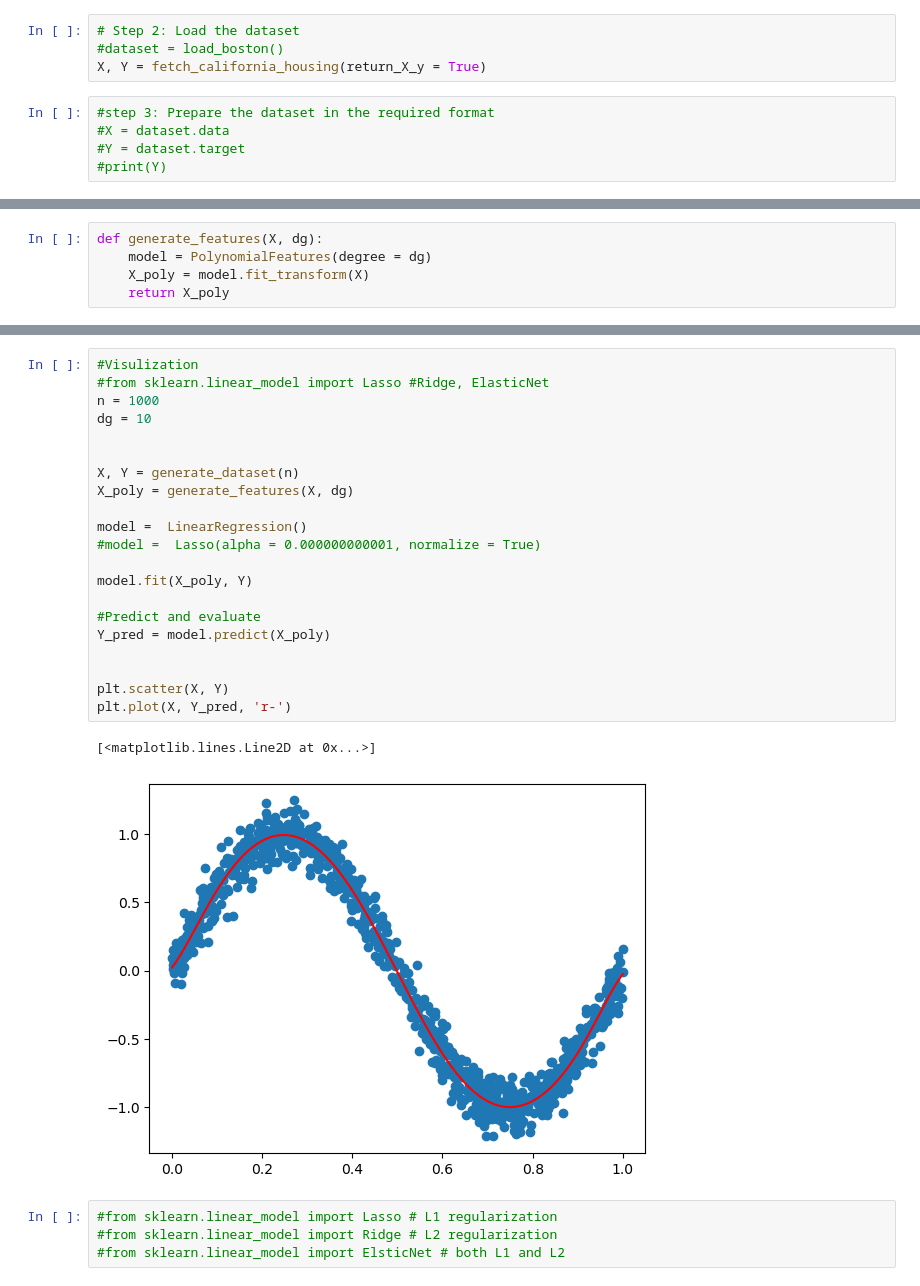
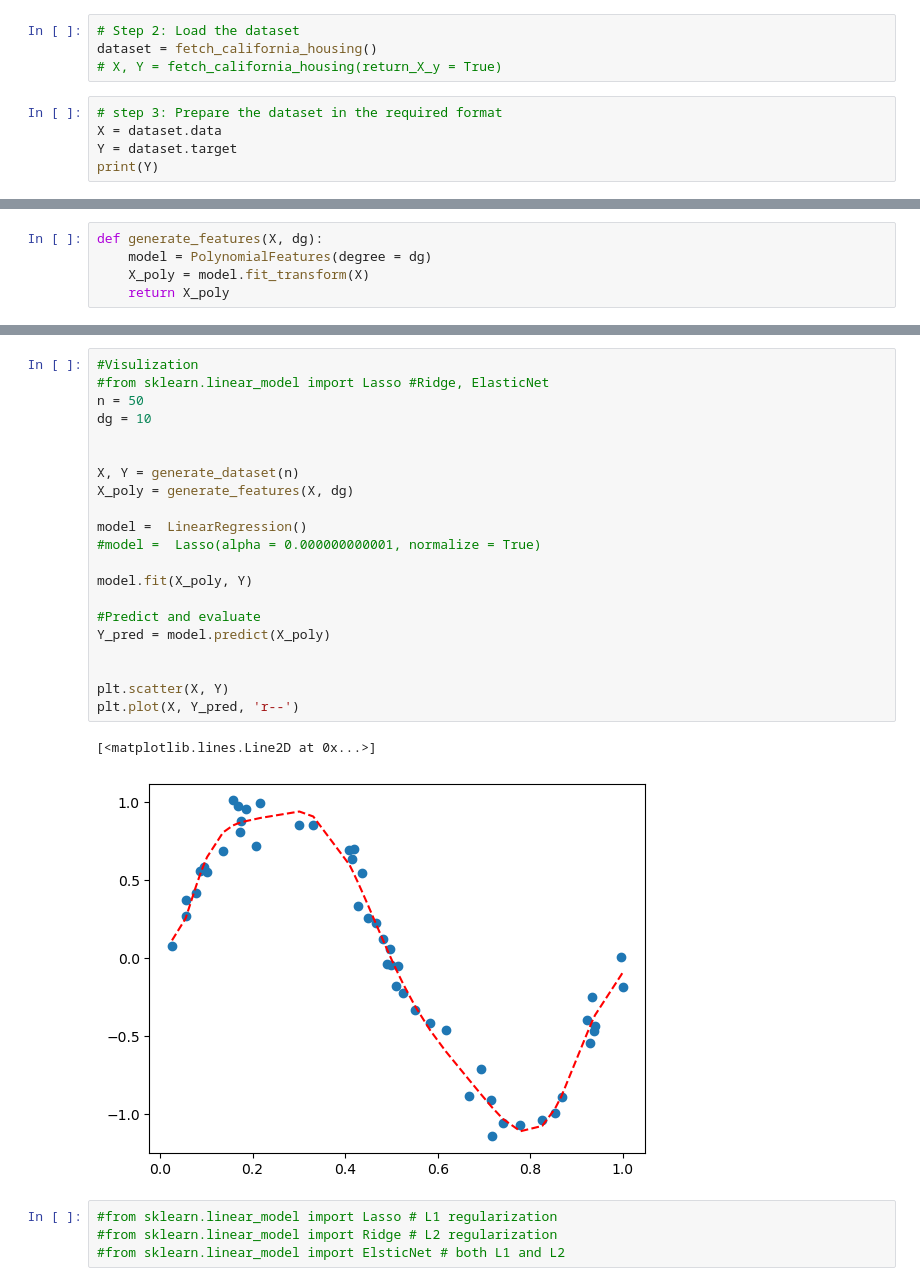
Before and after one commit to Sagarchhikara/Personal-code-practice, a Jupyter notebook: python-ml/Regression Analysis.ipynb, the cells around one changed output, grey strips where cells are left out. Saved outputs shown, nothing was run; the diff lists cells and outputs as text.

```diff
--- a/python-ml/Regression Analysis.ipynb
+++ b/python-ml/Regression Analysis.ipynb
@@ -5,9 +9,9 @@ import matplotlib as  plt
 # %%
 # Step 2: Load the dataset
-#dataset = load_boston()
-X, Y = fetch_california_housing(return_X_y = True)
+dataset = fetch_california_housing()
+# X, Y = fetch_california_housing(return_X_y = True)
 # %%
-#step 3: Prepare the dataset in the required format
-#X = dataset.data
-#Y = dataset.target
-#print(Y)
+# step 3: Prepare the dataset in the required format
+X = dataset.data
+Y = dataset.target
+print(Y)
@@ -106,27 +111,27 @@ MAE  error  is  0.6214629946833209
 # %%
 #Visulization
 #from sklearn.linear_model import Lasso #Ridge, ElasticNet
-n = 1000
+n = 50
 dg = 10
 
 
 X, Y = generate_dataset(n)
 X_poly = generate_features(X, dg)
 
 model =  LinearRegression()
 #model =  Lasso(alpha = 0.000000000001, normalize = True)
 
 model.fit(X_poly, Y)
 
 #Predict and evaluate
 Y_pred = model.predict(X_poly)
 
 
 plt.scatter(X, Y)
-plt.plot(X, Y_pred, 'r-')
+plt.plot(X, Y_pred, 'r--')
 # %% [output]
 [<matplotlib.lines.Line2D at 0x...>]
-[figure, old version]
+[figure, new version]
 # %%
 #from sklearn.linear_model import Lasso # L1 regularization
 #from sklearn.linear_model import Ridge # L2 regularization
```
Also changed, not shown: parts of 11 cells of this notebook, 2 other files.
